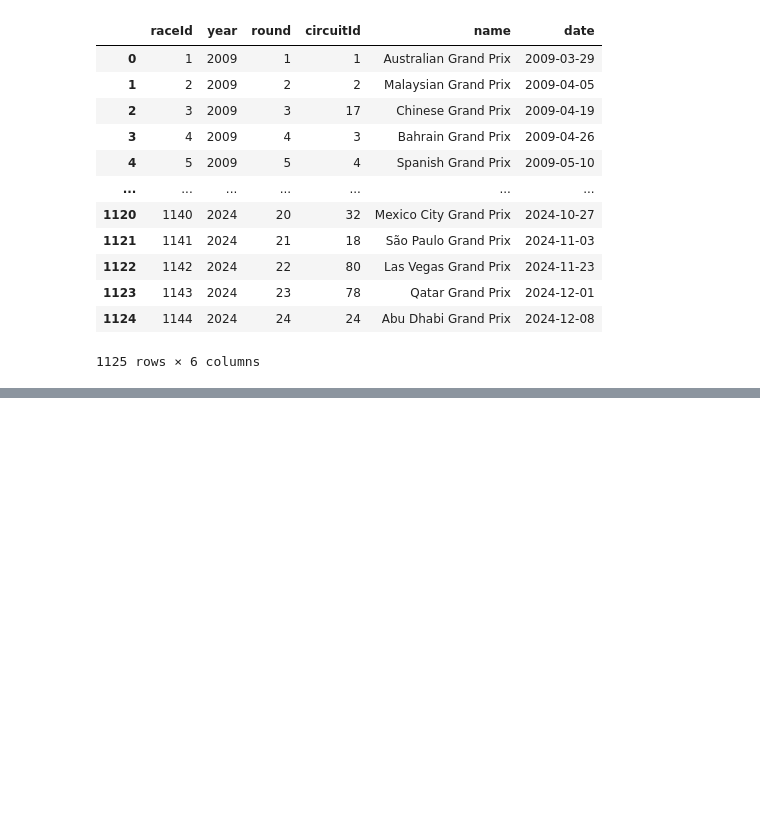
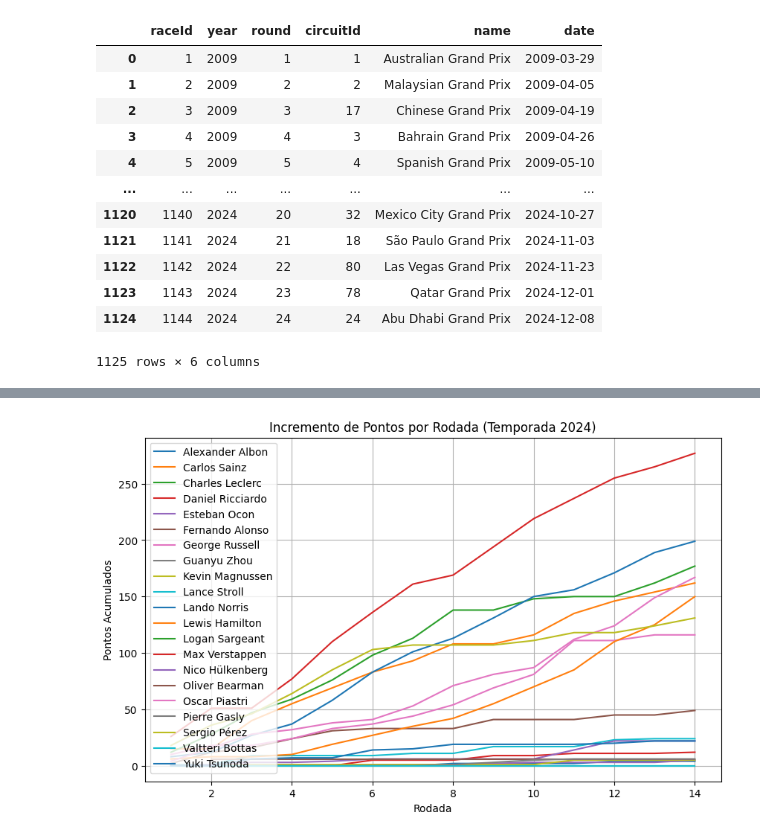
Before and after one commit to matheusfsanna/dados_f1, a Jupyter notebook: f1_stats.ipynb, the cells around one changed output, grey strips where cells are left out. Drawn from its saved outputs; the diff is of its cells as text; code cells hidden in the pictures; blank space fills up the shorter version.

```diff
--- a/f1_stats.ipynb
+++ b/f1_stats.ipynb
@@ -212,0 +260,22 @@ classificacao.to_csv('classificacao.csv', index=False)
+# %%
+# Filtra o DataFrame para a temporada de 2024
+classificacao_2024 = classificacao[classificacao['year'] == 2024]
+
+# Agrupa o DataFrame por 'nome_completo' e 'round', somando os pontos
+pontos_por_rodada_2024 = classificacao_2024.groupby(['nome_completo', 'round'])['points'].sum().reset_index()
+
+# Cria o gráfico de linhas
+fig, ax = plt.subplots(figsize=(10, 6))
+
+for piloto in pontos_por_rodada_2024['nome_completo'].unique():
+    dados_piloto = pontos_por_rodada_2024[pontos_por_rodada_2024['nome_completo'] == piloto]
+    ax.plot(dados_piloto['round'], dados_piloto['points'], label=piloto)
+
+ax.set_xlabel('Rodada')
+ax.set_ylabel('Pontos Acumulados')
+ax.set_title('Incremento de Pontos por Rodada (Temporada 2024)')
+ax.legend()
+plt.grid(True)
+plt.show()
+# %% [output]
+[figure, added]
```
Also changed, not shown: parts of 9 cells of this notebook.
